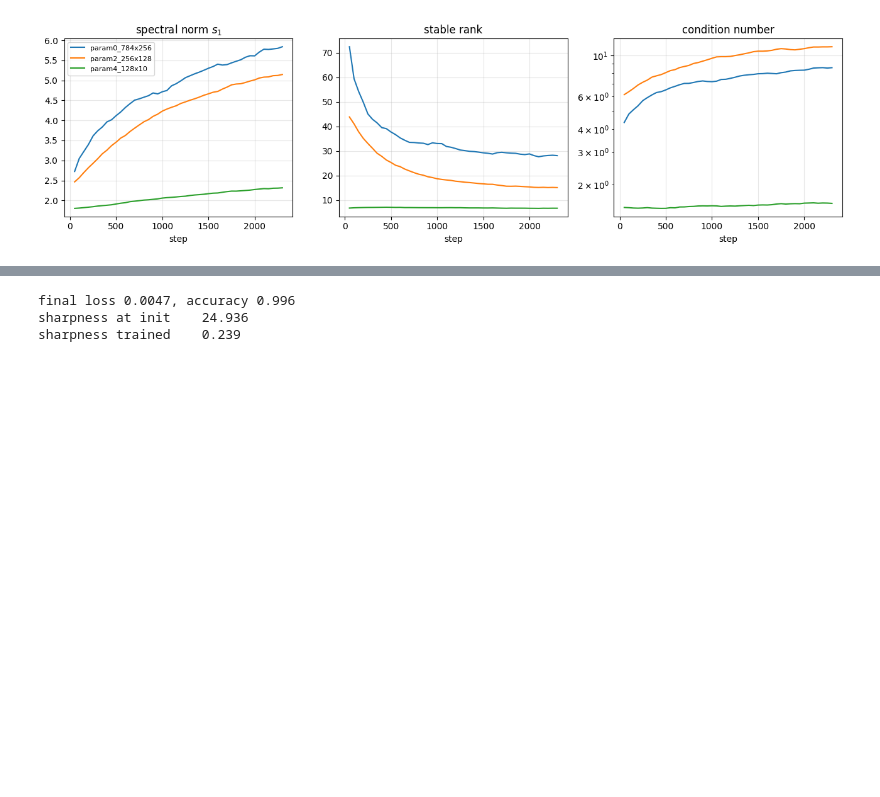
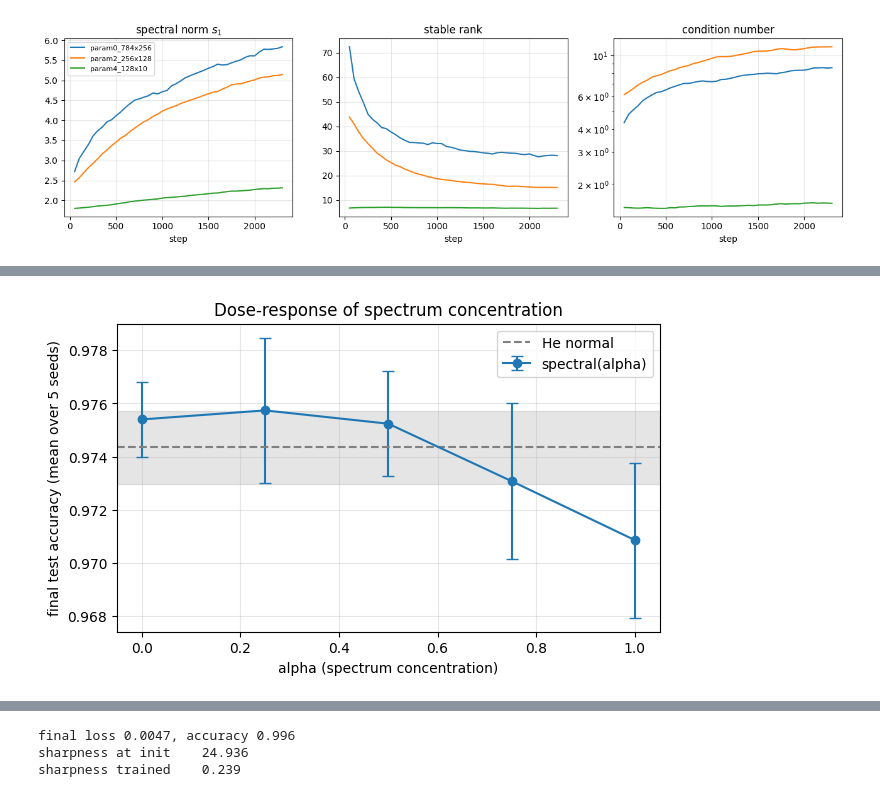
Before and after one commit to RayaSergieva/ml-research-pipeline, a Jupyter notebook: notebooks/spectra.ipynb, the cells around one changed output, grey strips where cells are left out. Saved outputs shown, nothing was run; the diff lists cells and outputs as text; code cells hidden in the pictures; blank space fills up the shorter version.

Commit message:
docs: rewrite init study around the alpha dose-response sweep

```diff
--- a/notebooks/spectra.ipynb
+++ b/notebooks/spectra.ipynb
@@ -697,0 +648,33 @@ by layer - that is what "learning features" means geometrically.
+# %%
+alphas = {
+    "spectral_a000": 0.0,
+    "spectral_a025": 0.25,
+    "spectral_a050": 0.5,
+    "spectral_a075": 0.75,
+    "spectral_a100": 1.0,
+}
+
+alpha_means = [np.mean(finals[s]) for s in alphas]
+alpha_stds = [np.std(finals[s]) for s in alphas]
+he_mean, he_std = np.mean(finals["he_normal"]), np.std(finals["he_normal"])
+
+plt.figure(figsize=(7, 4))
+plt.errorbar(
+    list(alphas.values()),
+    alpha_means,
+    yerr=alpha_stds,
+    marker="o",
+    capsize=4,
+    label="spectral(alpha)",
+)
+plt.axhline(he_mean, color="gray", ls="--", label="He normal")
+plt.fill_between([-0.05, 1.05], he_mean - he_std, he_mean + he_std, color="gray", alpha=0.2)
+plt.xlim(-0.05, 1.05)
+plt.xlabel("alpha (spectrum concentration)")
+plt.ylabel("final test accuracy (mean over 5 seeds)")
+plt.title("Dose-response of spectrum concentration")
+plt.legend()
+plt.grid(True, alpha=0.3)
+plt.show()
+# %% [output]
+[figure, added]
```
Also changed, not shown: parts of 5 cells of this notebook.
